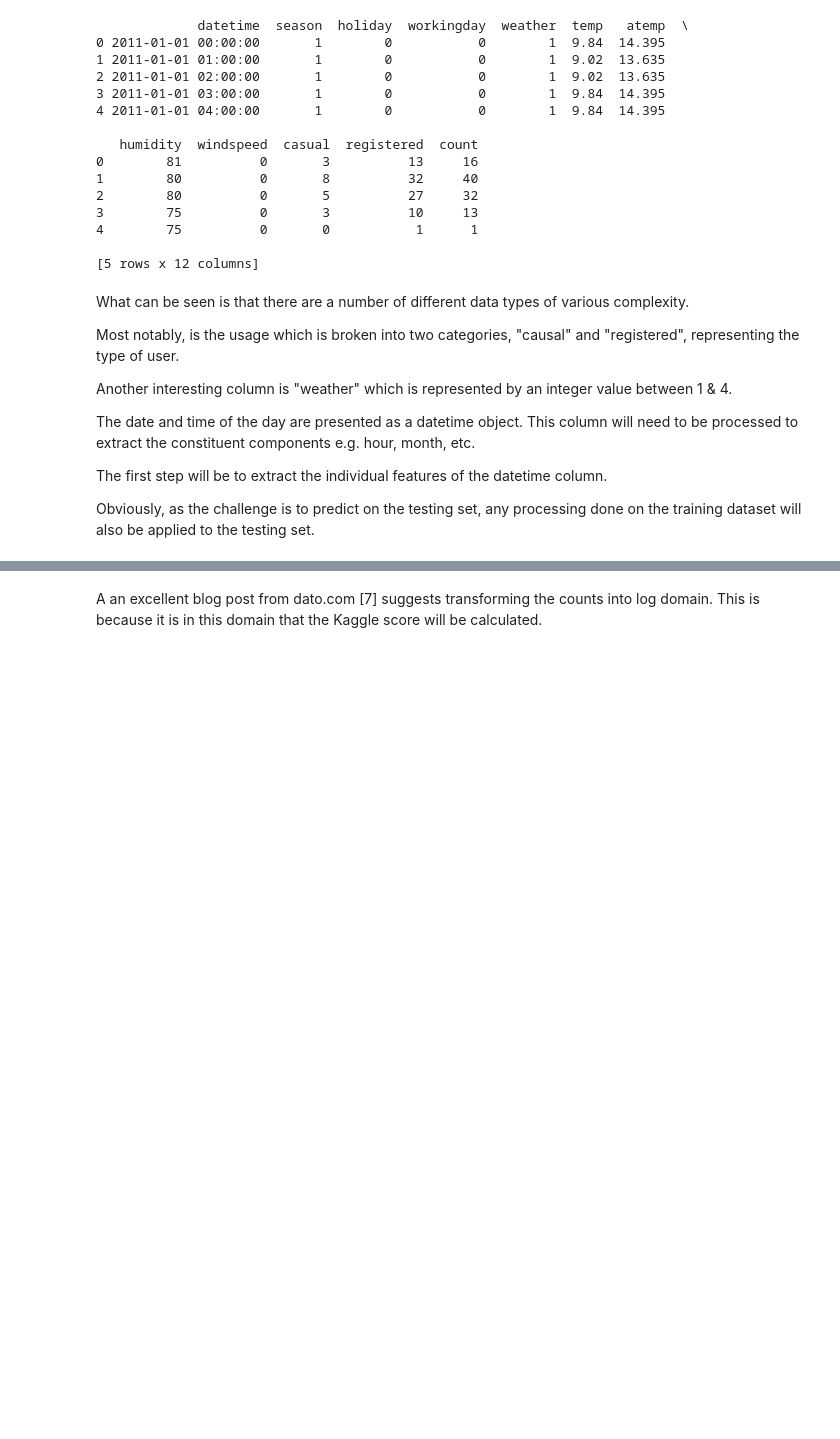
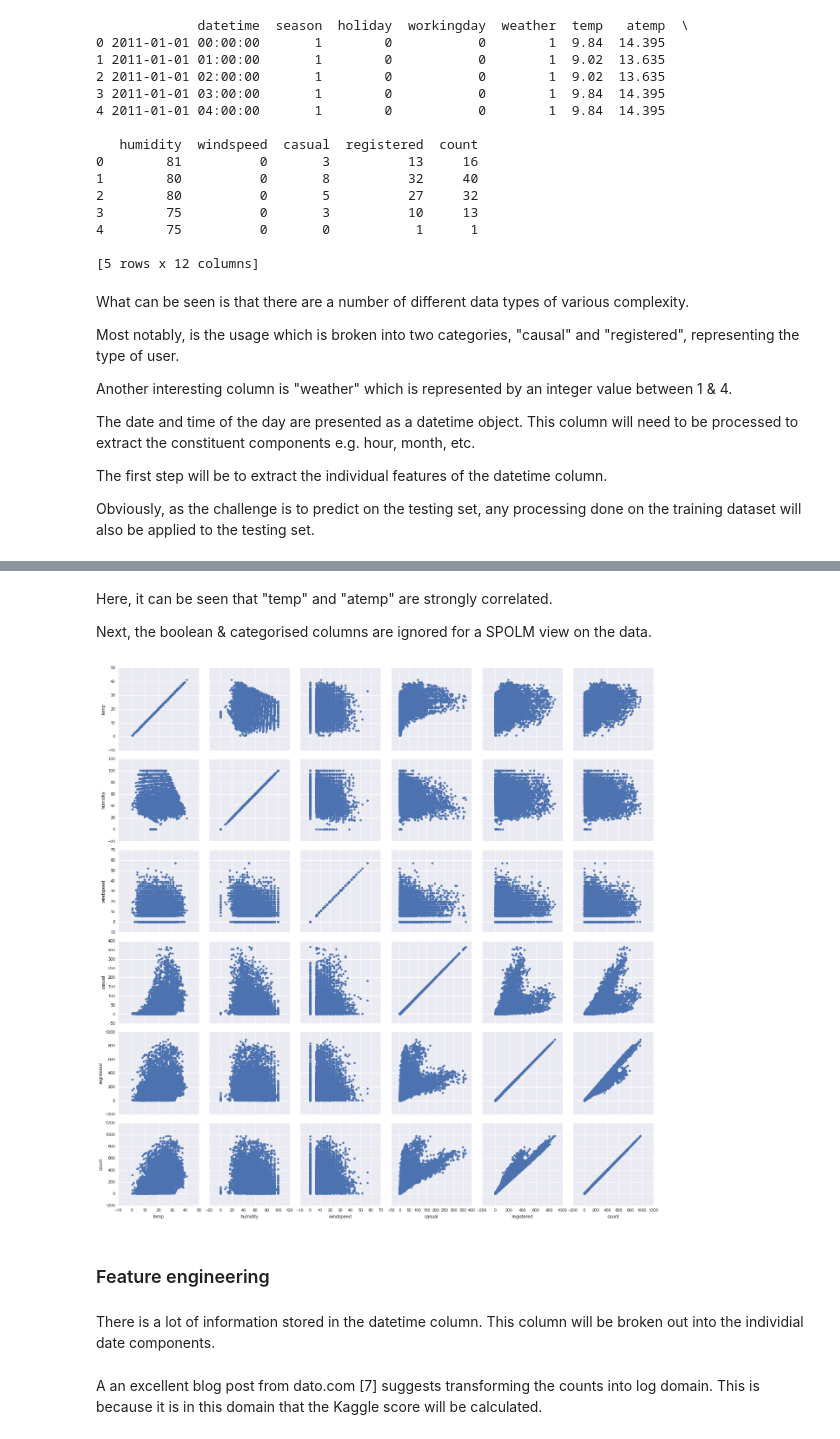
Before and after one commit to nennec/CA684_2015_Ciaran_Hennessy, a Jupyter notebook: Submission.ipynb, the cells around one changed output, grey strips where cells are left out. Cells and saved outputs as stored; diff of their text form; code cells hidden in the pictures; blank space fills up the shorter version.

```diff
--- a/Submission.ipynb
+++ b/Submission.ipynb
@@ -50,3 +87,24 @@ Obviously, as the challenge is to predict on the testing set, any processing don
+# %% [markdown]
+Here, it can be seen that "temp" and "atemp" are strongly correlated.
+
+Next, the boolean & categorised columns are ignored for a SPOLM view on the data.
+# %%
+column_names = temp_train.columns.values.tolist()
+column_names.remove('datetime')
+column_names.remove('holiday')
+column_names.remove('workingday')
+column_names.remove('atemp')
+column_names.remove('weather')
+column_names.remove('season')
+
+g = sns.PairGrid(temp_train, vars=column_names)
+g.map(plt.scatter)
+# %% [output]
+[figure, added]
+# %% [markdown]
+### Feature engineering
+# %% [markdown]
+There is a lot of information stored in the datetime column. This column will be broken out into the individial date components.
 # %%
 temp = pd.DatetimeIndex(train['datetime'])
 train['year'] = temp.year
```
Also changed, not shown: parts of 12 cells of this notebook.
